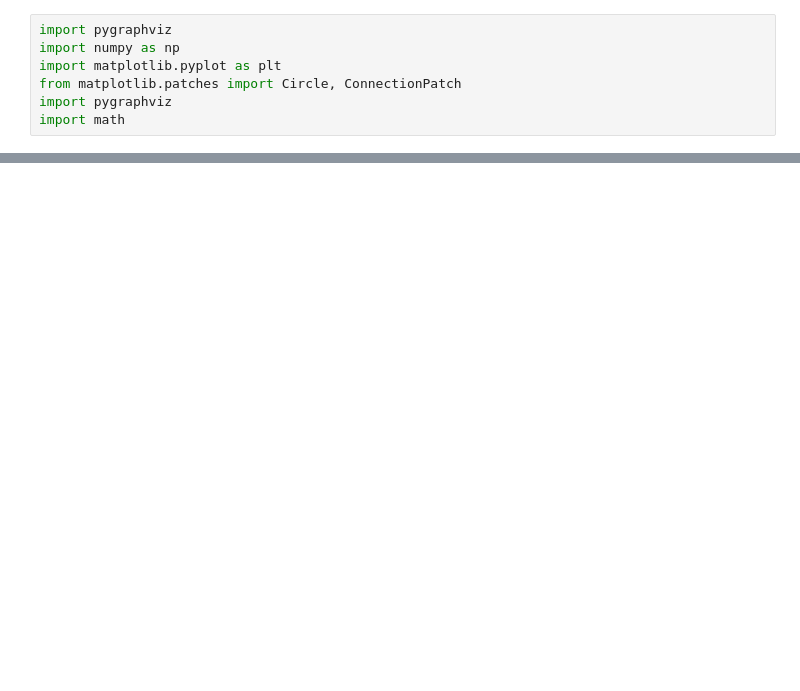
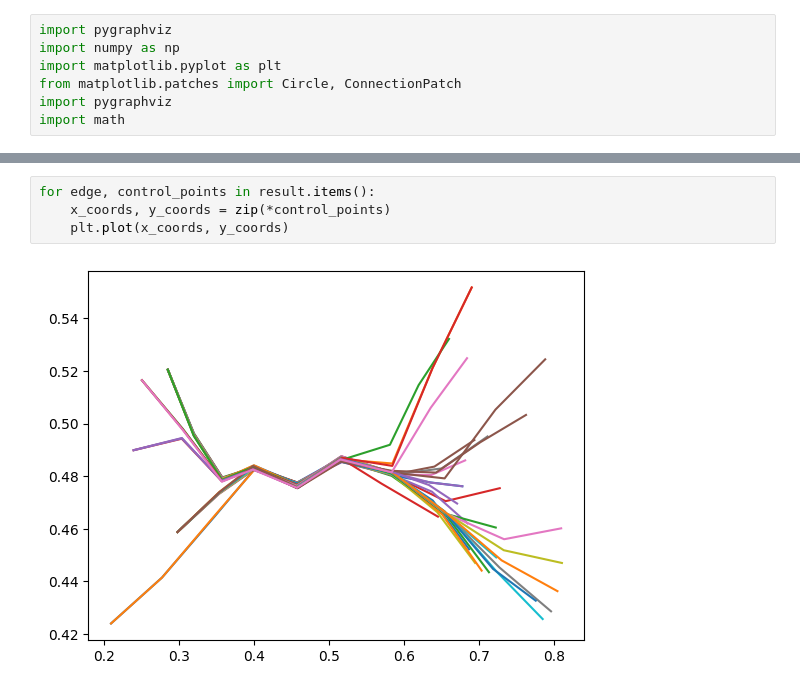
Before and after one commit to mauro-vb/graph-visualization-project, a Jupyter notebook: notebooks/pruebas.ipynb, the cells around one changed output, grey strips where cells are left out. Saved outputs shown, nothing was run; the diff lists cells and outputs as text; blank space fills up the shorter version.

```diff
--- a/notebooks/pruebas.ipynb
+++ b/notebooks/pruebas.ipynb
@@ -1060,0 +1066,6 @@ def spring_embedder_f(self, ideal_length=.1, K=100, epsilon=1e-4, delta=.1, grav
+# %%
+for edge, control_points in result.items():
+    x_coords, y_coords = zip(*control_points)
+    plt.plot(x_coords, y_coords)
+# %% [output]
+[figure, added]
```
Also changed, not shown: parts of 17 cells of this notebook, 5 other files.
